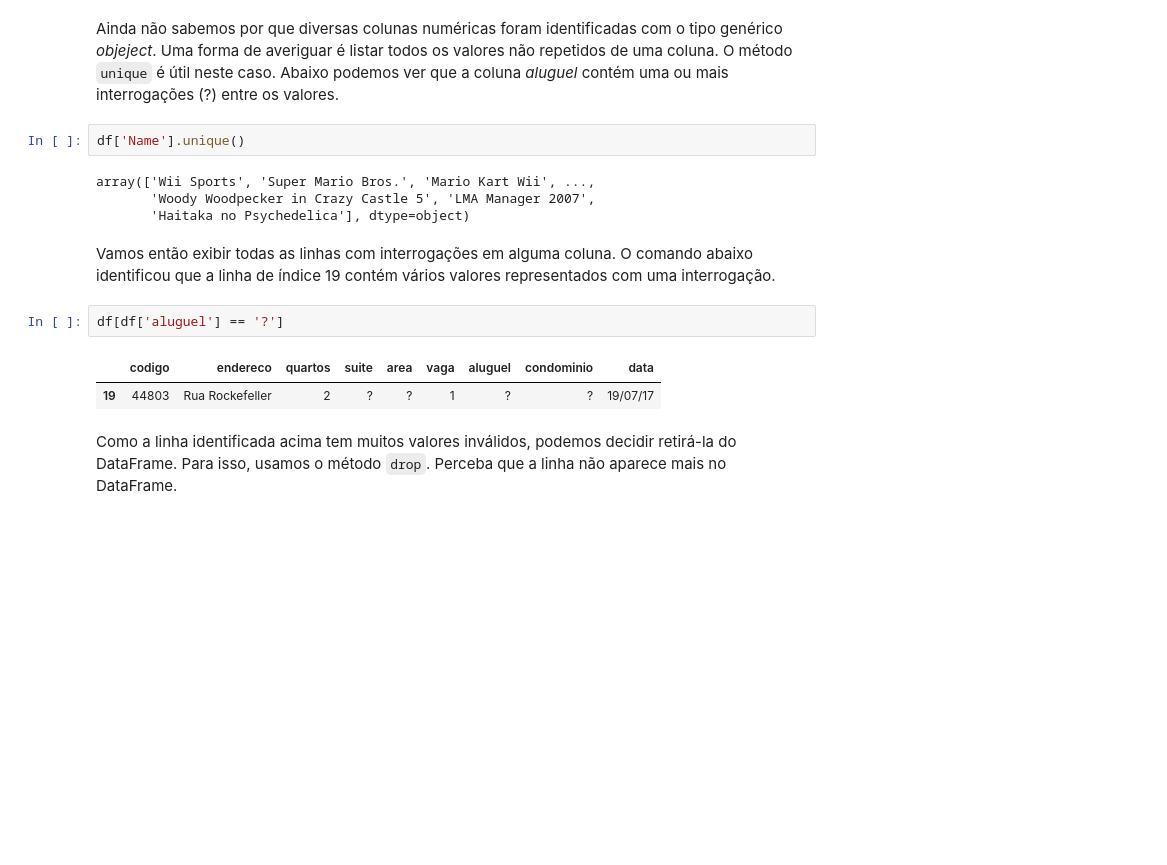
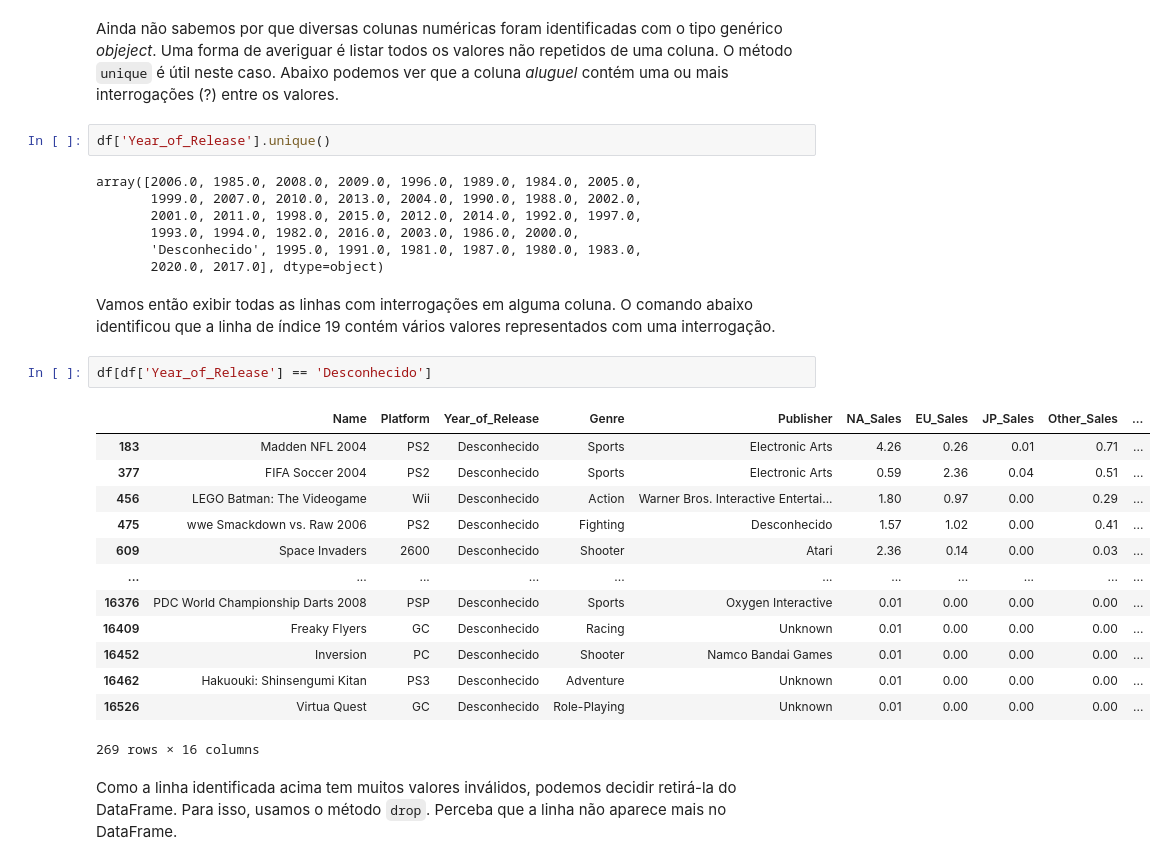
Before and after one commit to Felip-Oliv/Data_Cience, a Jupyter notebook: limpeza de dados/Aula 03a - Pandas_Limpeza de Dados.ipynb, the cells around one changed output. Drawn from its saved outputs; the diff is of its cells as text; blank space fills up the shorter version.

Commit message:
Eliminar valores desconhecidos

```diff
--- a/limpeza de dados/Aula 03a - Pandas_Limpeza de Dados.ipynb
+++ b/limpeza de dados/Aula 03a - Pandas_Limpeza de Dados.ipynb
@@ -138,18 +138,32 @@ df.head()
 # %% [markdown]
 Ainda não sabemos por que diversas colunas numéricas foram identificadas com o tipo genérico *objeject*. Uma forma de averiguar é listar todos os valores não repetidos de uma coluna. O método `unique` é útil neste caso. Abaixo podemos ver que a coluna *aluguel* contém uma ou mais interrogações (?) entre os valores.
 # %%
-df['Name'].unique()
+df['Year_of_Release'].unique()
 # %% [output]
-array(['Wii Sports', 'Super Mario Bros.', 'Mario Kart Wii', ...,
-       'Woody Woodpecker in Crazy Castle 5', 'LMA Manager 2007',
-       'Haitaka no Psychedelica'], dtype=object)
+array([2006.0, 1985.0, 2008.0, 2009.0, 1996.0, 1989.0, 1984.0, 2005.0,
+       1999.0, 2007.0, 2010.0, 2013.0, 2004.0, 1990.0, 1988.0, 2002.0,
+       2001.0, 2011.0, 1998.0, 2015.0, 2012.0, 2014.0, 1992.0, 1997.0,
+       1993.0, 1994.0, 1982.0, 2016.0, 2003.0, 1986.0, 2000.0,
+       'Desconhecido', 1995.0, 1991.0, 1981.0, 1987.0, 1980.0, 1983.0,
+       2020.0, 2017.0], dtype=object)
 # %% [markdown]
 Vamos então exibir todas as linhas com interrogações em alguma coluna. O comando abaixo identificou que a linha de índice 19 contém vários valores representados com uma interrogação.
 # %%
-df[df['aluguel'] == '?']
+df[df['Year_of_Release'] == 'Desconhecido']
 # %% [output]
-|  | codigo | endereco | quartos | suite | area | vaga | aluguel | condominio | data |
-| 19 | 44803 | Rua Rockefeller | 2 | ? | ? | 1 | ? | ? | 19/07/17 |
+|  | Name | Platform | Year_of_Release | Genre | Publisher | NA_Sales | EU_Sales | JP_Sales | Other_Sales | ... |
+| 183 | Madden NFL 2004 | PS2 | Desconhecido | Sports | Electronic Arts | 4.26 | 0.26 | 0.01 | 0.71 | ... |
+| 377 | FIFA Soccer 2004 | PS2 | Desconhecido | Sports | Electronic Arts | 0.59 | 2.36 | 0.04 | 0.51 | ... |
+| 456 | LEGO Batman: The Videogame | Wii | Desconhecido | Action | Warner Bros. Interactive Entertai... | 1.80 | 0.97 | 0.00 | 0.29 | ... |
+| 475 | wwe Smackdown vs. Raw 2006 | PS2 | Desconhecido | Fighting | Desconhecido | 1.57 | 1.02 | 0.00 | 0.41 | ... |
+| 609 | Space Invaders | 2600 | Desconhecido | Shooter | Atari | 2.36 | 0.14 | 0.00 | 0.03 | ... |
+| ... | ... | ... | ... | ... | ... | ... | ... | ... | ... | ... |
+| 16376 | PDC World Championship Darts 2008 | PSP | Desconhecido | Sports | Oxygen Interactive | 0.01 | 0.00 | 0.00 | 0.00 | ... |
+| 16409 | Freaky Flyers | GC | Desconhecido | Racing | Unknown | 0.01 | 0.00 | 0.00 | 0.00 | ... |
+| 16452 | Inversion | PC | Desconhecido | Shooter | Namco Bandai Games | 0.01 | 0.00 | 0.00 | 0.00 | ... |
+| 16462 | Hakuouki: Shinsengumi Kitan | PS3 | Desconhecido | Adventure | Unknown | 0.01 | 0.00 | 0.00 | 0.00 | ... |
+| 16526 | Virtua Quest | GC | Desconhecido | Role-Playing | Unknown | 0.01 | 0.00 | 0.00 | 0.00 | ... |
+269 rows × 16 columns
 # %% [markdown]
 Como a linha identificada acima tem muitos valores inválidos, podemos decidir retirá-la do DataFrame. Para isso, usamos o método `drop`. Perceba que a linha não aparece mais no DataFrame.
 # %%
```
Also changed, not shown: parts of 1 cell of this notebook.
